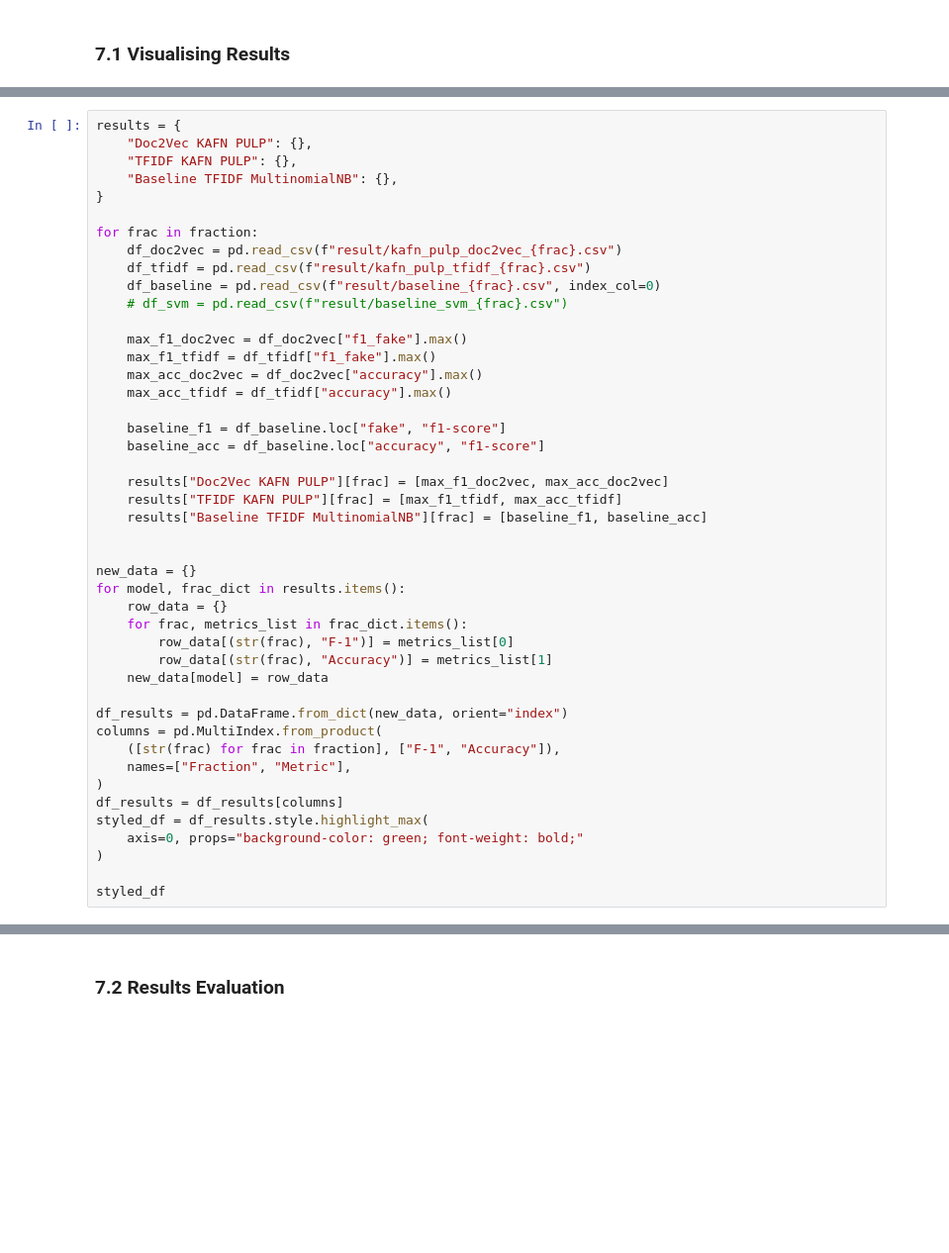
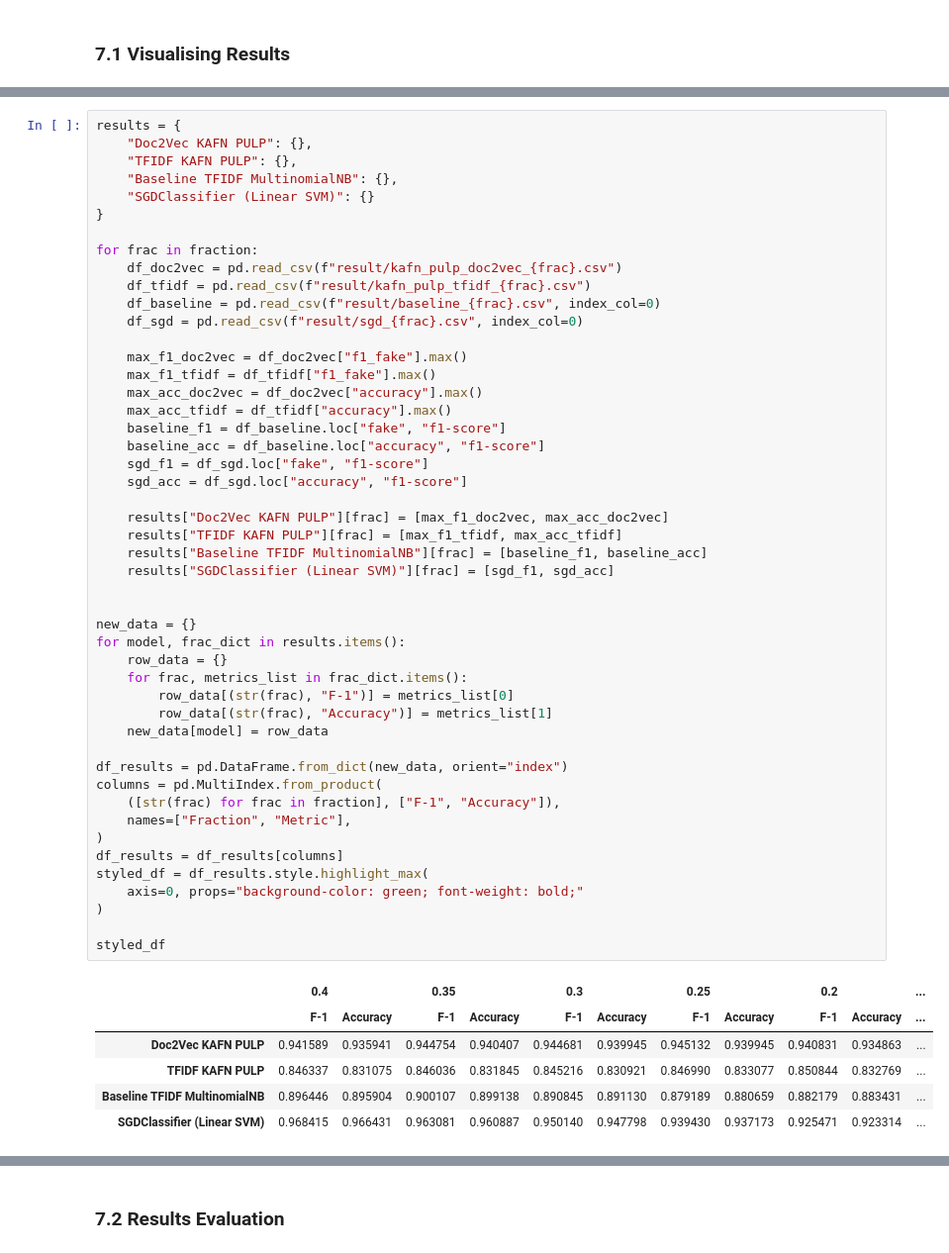
Before and after one commit to rtsonev/kafn-pulp, a Jupyter notebook: kafn-pulp.ipynb, the cells around one changed output, grey strips where cells are left out. Shown at 99% size. Cells and saved outputs as stored; diff of their text form; blank space fills up the shorter version.

```diff
--- a/kafn-pulp.ipynb
+++ b/kafn-pulp.ipynb
@@ -1812,46 +1893,56 @@ results = {
     "Doc2Vec KAFN PULP": {},
     "TFIDF KAFN PULP": {},
     "Baseline TFIDF MultinomialNB": {},
+    "SGDClassifier (Linear SVM)": {}
 }
 
 for frac in fraction:
     df_doc2vec = pd.read_csv(f"result/kafn_pulp_doc2vec_{frac}.csv")
     df_tfidf = pd.read_csv(f"result/kafn_pulp_tfidf_{frac}.csv")
     df_baseline = pd.read_csv(f"result/baseline_{frac}.csv", index_col=0)
-    # df_svm = pd.read_csv(f"result/baseline_svm_{frac}.csv")
+    df_sgd = pd.read_csv(f"result/sgd_{frac}.csv", index_col=0)
 
     max_f1_doc2vec = df_doc2vec["f1_fake"].max()
     max_f1_tfidf = df_tfidf["f1_fake"].max()
     max_acc_doc2vec = df_doc2vec["accuracy"].max()
     max_acc_tfidf = df_tfidf["accuracy"].max()
-
     baseline_f1 = df_baseline.loc["fake", "f1-score"]
     baseline_acc = df_baseline.loc["accuracy", "f1-score"]
+    sgd_f1 = df_sgd.loc["fake", "f1-score"]
+    sgd_acc = df_sgd.loc["accuracy", "f1-score"]
 
     results["Doc2Vec KAFN PULP"][frac] = [max_f1_doc2vec, max_acc_doc2vec]
     results["TFIDF KAFN PULP"][frac] = [max_f1_tfidf, max_acc_tfidf]
     results["Baseline TFIDF MultinomialNB"][frac] = [baseline_f1, baseline_acc]
+    results["SGDClassifier (Linear SVM)"][frac] = [sgd_f1, sgd_acc]
 
 
 new_data = {}
 for model, frac_dict in results.items():
     row_data = {}
     for frac, metrics_list in frac_dict.items():
         row_data[(str(frac), "F-1")] = metrics_list[0]
         row_data[(str(frac), "Accuracy")] = metrics_list[1]
     new_data[model] = row_data
 
 df_results = pd.DataFrame.from_dict(new_data, orient="index")
 columns = pd.MultiIndex.from_product(
     ([str(frac) for frac in fraction], ["F-1", "Accuracy"]),
     names=["Fraction", "Metric"],
 )
 df_results = df_results[columns]
 styled_df = df_results.style.highlight_max(
     axis=0, props="background-color: green; font-weight: bold;"
 )
 
 styled_df
+# %% [output]
+|  | 0.4 |  | 0.35 |  | 0.3 |  | 0.25 |  | 0.2 |  | ... |
+|  | F-1 | Accuracy | F-1 | Accuracy | F-1 | Accuracy | F-1 | Accuracy | F-1 | Accuracy | ... |
+| Doc2Vec KAFN PULP | 0.941589 | 0.935941 | 0.944754 | 0.940407 | 0.944681 | 0.939945 | 0.945132 | 0.939945 | 0.940831 | 0.934863 | ... |
+| TFIDF KAFN PULP | 0.846337 | 0.831075 | 0.846036 | 0.831845 | 0.845216 | 0.830921 | 0.846990 | 0.833077 | 0.850844 | 0.832769 | ... |
+| Baseline TFIDF MultinomialNB | 0.896446 | 0.895904 | 0.900107 | 0.899138 | 0.890845 | 0.891130 | 0.879189 | 0.880659 | 0.882179 | 0.883431 | ... |
+| SGDClassifier (Linear SVM) | 0.968415 | 0.966431 | 0.963081 | 0.960887 | 0.950140 | 0.947798 | 0.939430 | 0.937173 | 0.925471 | 0.923314 | ... |
 # %%
 df_results.columns = pd.MultiIndex.from_tuples(df_results.columns, names=["Fraction", "Metric"])
 df_f1 = df_results.xs("F-1", axis=1, level="Metric")
```
Also changed, not shown: parts of 17 cells of this notebook, 1 other file.
